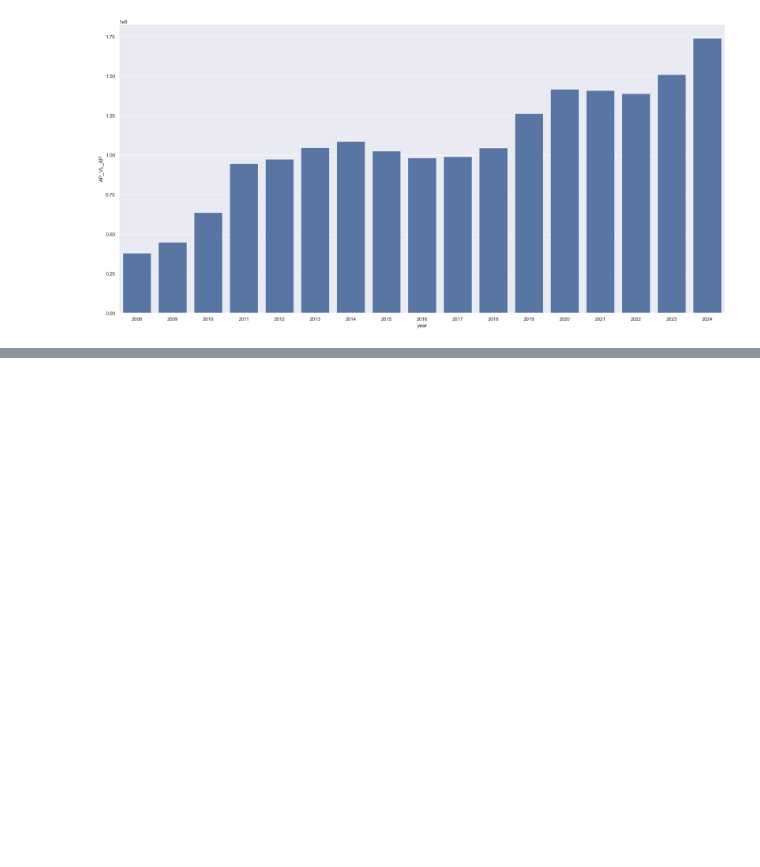
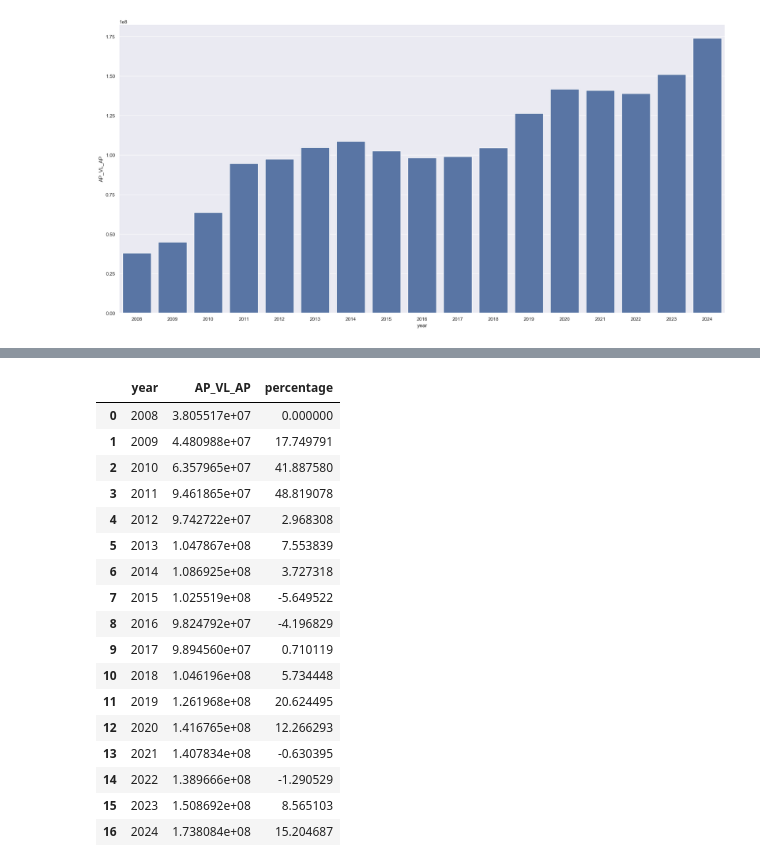
Before and after one commit to gustavo-moretto/rt_datasus, a Jupyter notebook: apac_radiotherapy.ipynb, the cells around one changed output, grey strips where cells are left out. Drawn from its saved outputs; the diff is of its cells as text; code cells hidden in the pictures; blank space fills up the shorter version.

```diff
--- a/apac_radiotherapy.ipynb
+++ b/apac_radiotherapy.ipynb
@@ -114,3 +135,3 @@ data = pd.read_csv("C:\\Users\\175 MX\\Documents\\Gustavo\\datasus\\files\\data_
 # %%
 data['year'] = data['AP_MVM'].apply(lambda x: str(x)[:4])
-data.head()
+data['year'] = data['year'].astype(int)
@@ -135,0 +239,25 @@ sns.barplot(data=aux, x='year', y='AP_VL_AP')
+# %%
+# change percentage year by year
+aux['percentage'] = aux['AP_VL_AP'].pct_change().fillna(0)
+aux['percentage'] = aux['percentage'] * 100
+# %%
+aux
+# %% [output]
+|  | year | AP_VL_AP | percentage |
+| 0 | 2008 | 3.805517e+07 | 0.000000 |
+| 1 | 2009 | 4.480988e+07 | 17.749791 |
+| 2 | 2010 | 6.357965e+07 | 41.887580 |
+| 3 | 2011 | 9.461865e+07 | 48.819078 |
+| 4 | 2012 | 9.742722e+07 | 2.968308 |
+| 5 | 2013 | 1.047867e+08 | 7.553839 |
+| 6 | 2014 | 1.086925e+08 | 3.727318 |
+| 7 | 2015 | 1.025519e+08 | -5.649522 |
+| 8 | 2016 | 9.824792e+07 | -4.196829 |
+| 9 | 2017 | 9.894560e+07 | 0.710119 |
+| 10 | 2018 | 1.046196e+08 | 5.734448 |
+| 11 | 2019 | 1.261968e+08 | 20.624495 |
+| 12 | 2020 | 1.416765e+08 | 12.266293 |
+| 13 | 2021 | 1.407834e+08 | -0.630395 |
+| 14 | 2022 | 1.389666e+08 | -1.290529 |
+| 15 | 2023 | 1.508692e+08 | 8.565103 |
+| 16 | 2024 | 1.738084e+08 | 15.204687 |
```
Also changed, not shown: parts of 14 cells of this notebook, 29 other files.
